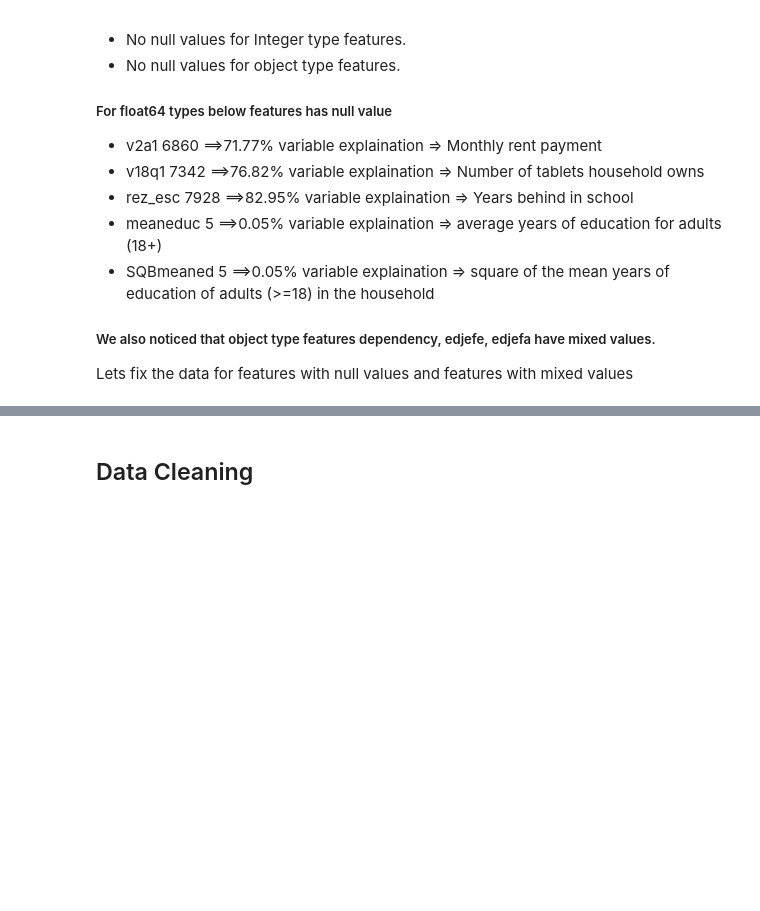
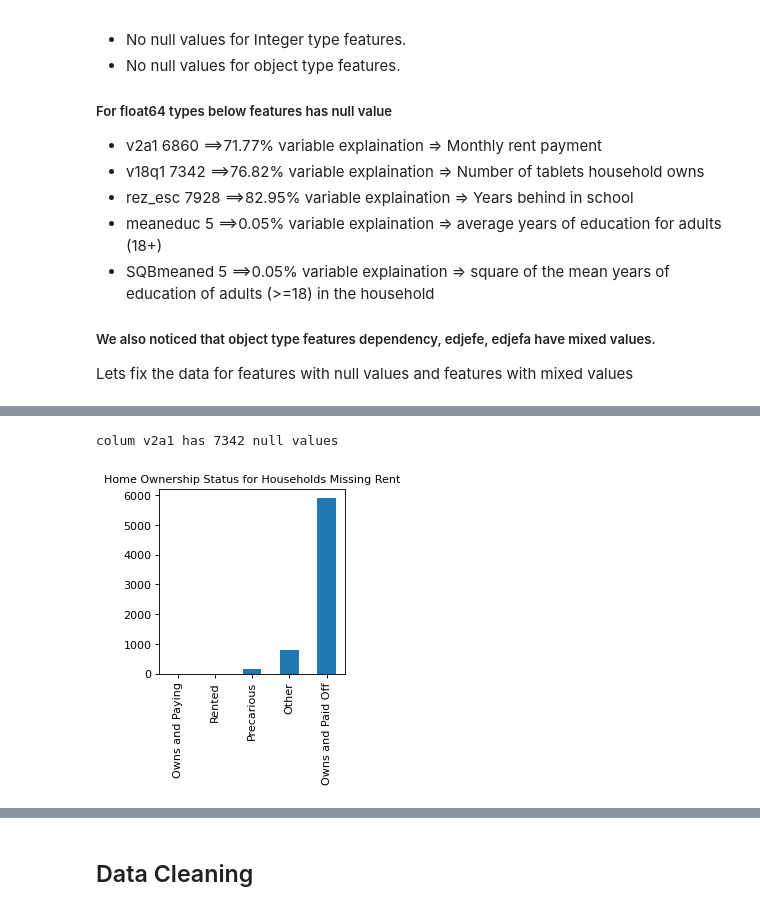
Before and after one commit to ashishsarkarmlops/assignment-2, a Jupyter notebook: Text preprocessing.ipynb, the cells around one changed output, grey strips where cells are left out. Saved outputs shown, nothing was run; the diff lists cells and outputs as text; code cells hidden in the pictures; blank space fills up the shorter version.

```diff
--- a/Text preprocessing.ipynb
+++ b/Text preprocessing.ipynb
@@ -404,0 +416,15 @@ Lets fix the data for features with null values and features with mixed values
+# %%
+print(f"colum {float_columns[0]} has {income_train_df[float_columns[1]].isnull().sum()} null values")
+# Plot of the home ownership variables for home missing rent payments
+income_train_df.loc[income_train_df['v2a1'].isnull(), own_variables].sum().sort_values().plot(kind='bar')
+plt.xticks([0, 1, 2, 3, 4],[ 'Owns and Paying','Rented', 'Precarious',  'Other', 'Owns and Paid Off'],rotation = 90)
+plt.title('Home Ownership Status for Households Missing Rent', size = 10)
+plt.show()
+
+
+#### Inference
+#From above this is observed that the when house is fully paid there are no furthers monthly rents
+#Lets add 0 for all monhtly rents
+# %% [output]
+colum v2a1 has 7342 null values
+[figure, added]
```
Also changed, not shown: parts of 57 cells of this notebook.
